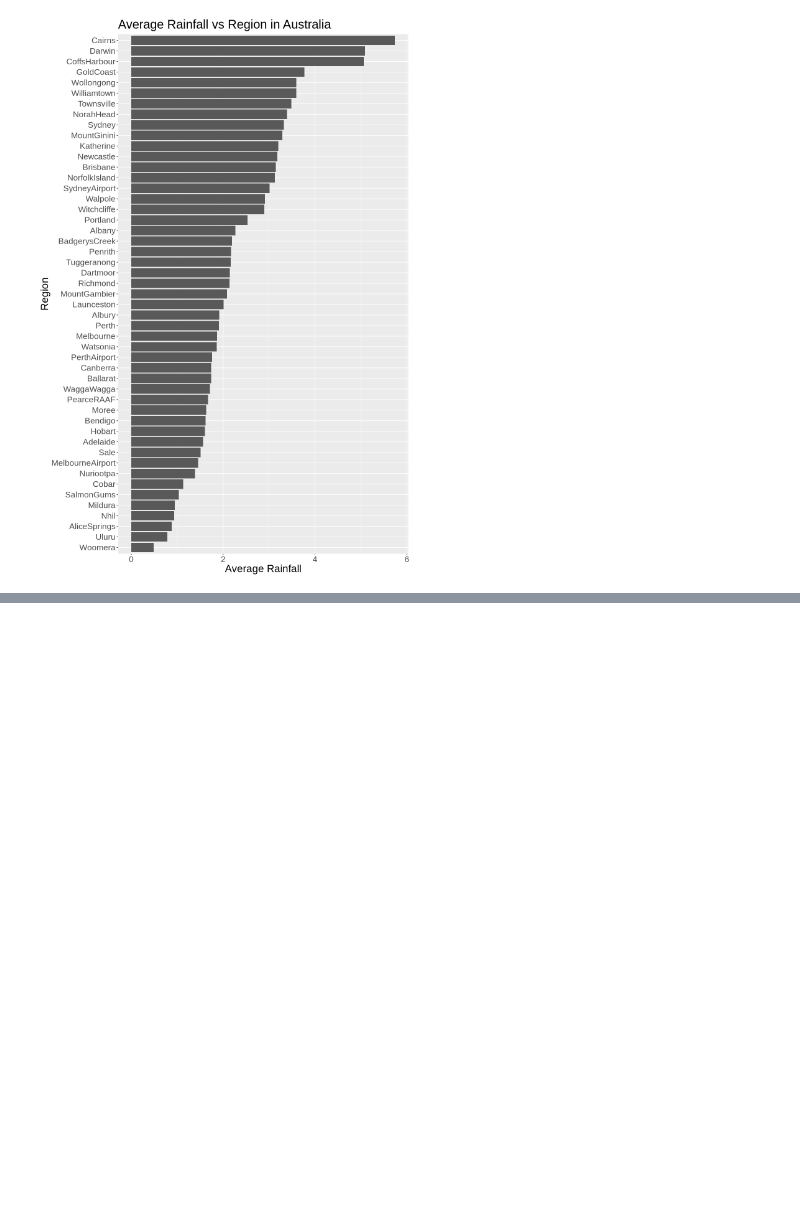
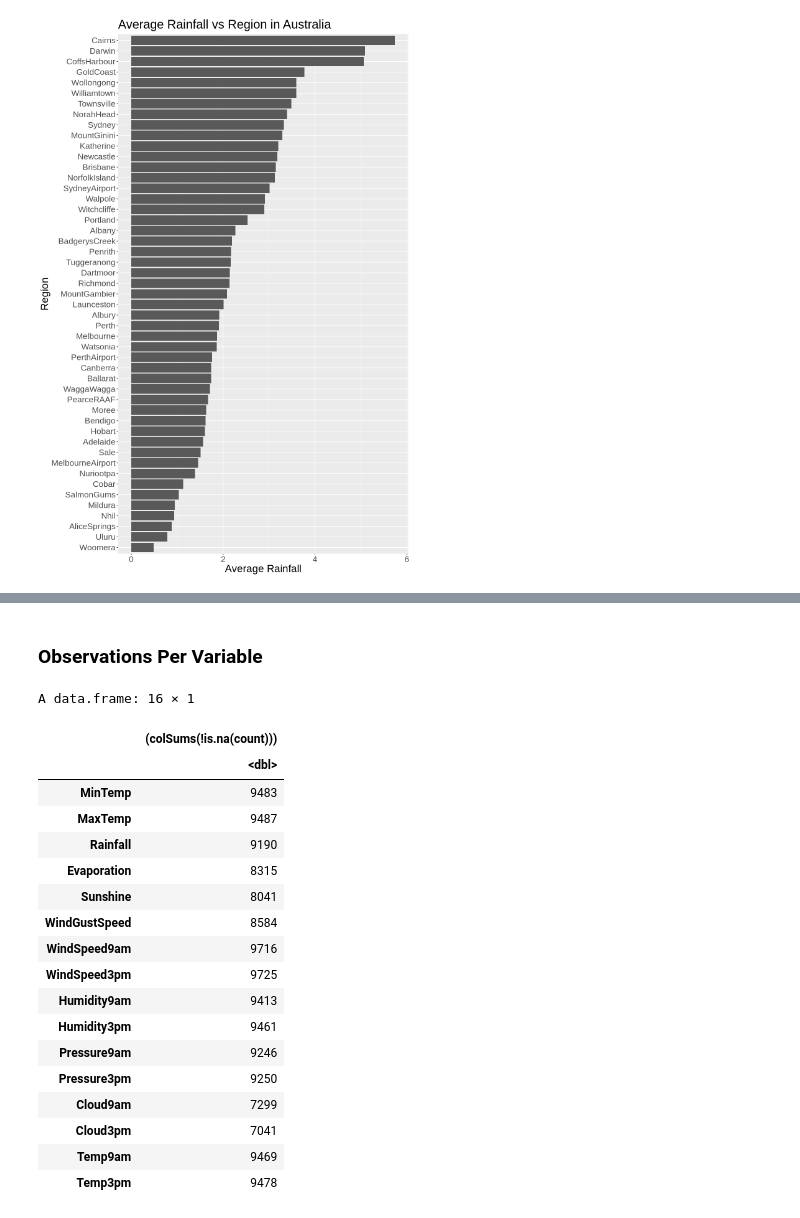
Before and after one commit to Andrewyx/DSCI100-Project-G16, a Jupyter notebook: rain.ipynb, the cells around one changed output, grey strips where cells are left out. Saved outputs shown, nothing was run; the diff lists cells and outputs as text; code cells hidden in the pictures; blank space fills up the shorter version.

```diff
--- a/rain.ipynb
+++ b/rain.ipynb
@@ -65,0 +83,28 @@ splot
+# %% [markdown]
+### Observations Per Variable
+# %%
+count <- weather_data_raw |>
+            filter(Location=="Sydney" | Location=="Melbourne" | Location=="Canberra") |>
+            select(-WindGustDir, -WindDir9am, -WindDir3pm, -RainToday, -RainTomorrow, -Date, -Location)
+output <- as.data.frame((colSums(!is.na(count))))
+output
+# %% [output]
+A data.frame: 16 × 1
+|  | (colSums(!is.na(count))) |
+|  | <dbl> |
+| MinTemp | 9483 |
+| MaxTemp | 9487 |
+| Rainfall | 9190 |
+| Evaporation | 8315 |
+| Sunshine | 8041 |
+| WindGustSpeed | 8584 |
+| WindSpeed9am | 9716 |
+| WindSpeed3pm | 9725 |
+| Humidity9am | 9413 |
+| Humidity3pm | 9461 |
+| Pressure9am | 9246 |
+| Pressure3pm | 9250 |
+| Cloud9am | 7299 |
+| Cloud3pm | 7041 |
+| Temp9am | 9469 |
+| Temp3pm | 9478 |
```
Also changed, not shown: parts of 5 cells of this notebook.
